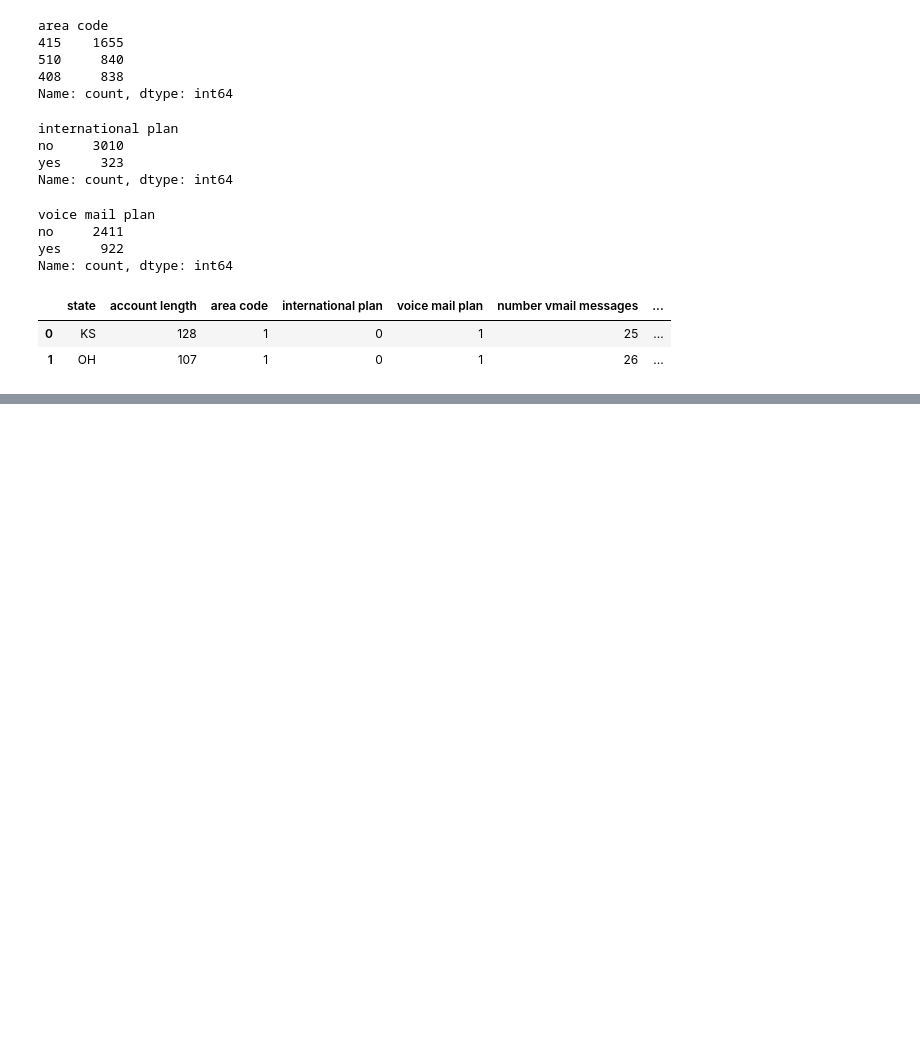
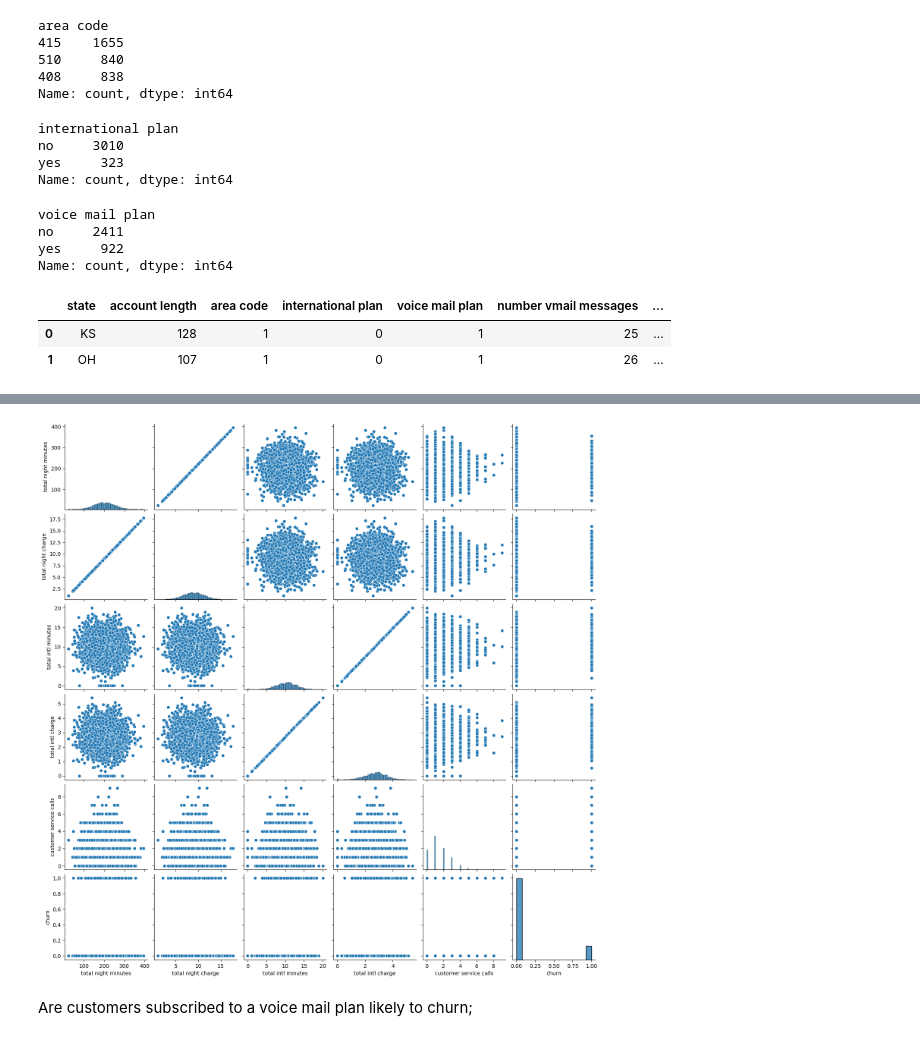
Before and after one commit to KMalinga/churn, a Jupyter notebook: student.ipynb, the cells around one changed output, grey strips where cells are left out. Saved outputs shown, nothing was run; the diff lists cells and outputs as text; code cells hidden in the pictures; blank space fills up the shorter version.

```diff
--- a/student.ipynb
+++ b/student.ipynb
@@ -385,0 +419,6 @@ data.head(2)
+# %%
+sns.pairplot(data=data[continous_cols[6:]], palette='purple');
+# %% [output]
+[figure, added]
+# %% [markdown]
+Are customers subscribed to a voice mail plan likely to churn;
```
Also changed, not shown: parts of 7 cells of this notebook.
